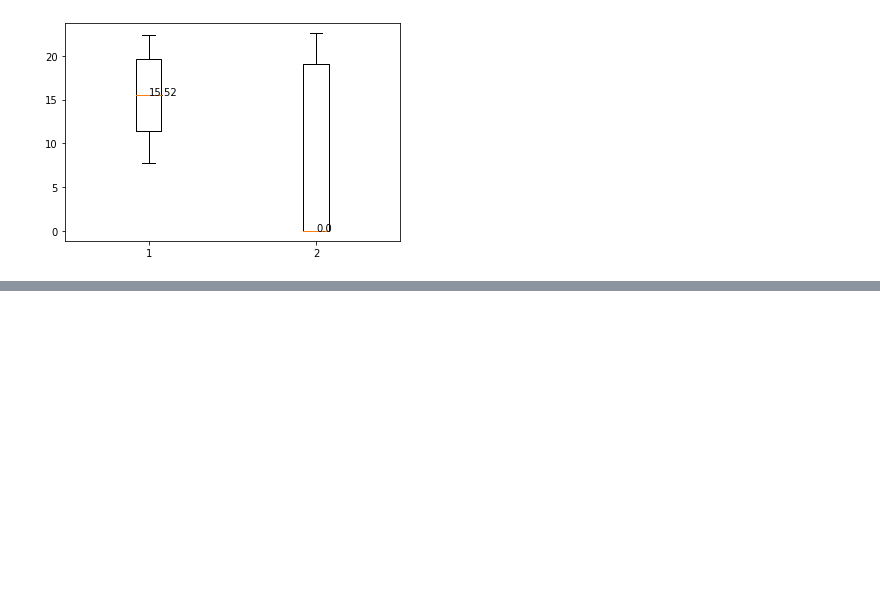
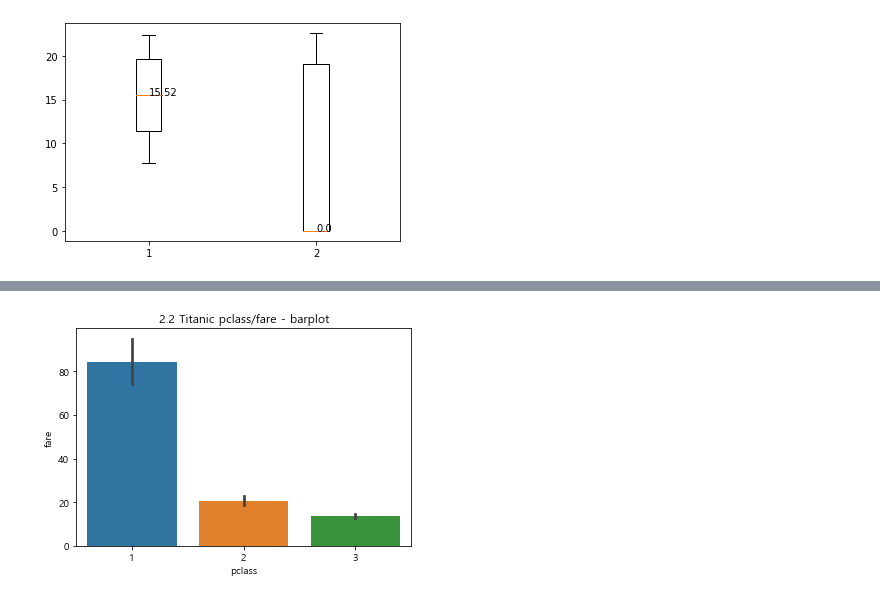
Before and after one commit to landturtler/2020_AI_education_example, a Jupyter notebook: 파이썬데이터분석/matplotlib_basic.ipynb, the cells around one changed output, grey strips where cells are left out. Saved outputs shown, nothing was run; the diff lists cells and outputs as text; code cells hidden in the pictures; blank space fills up the shorter version.

```diff
--- a/파이썬데이터분석/matplotlib_basic.ipynb
+++ b/파이썬데이터분석/matplotlib_basic.ipynb
@@ -269,0 +301,7 @@ plt.show()
+# %%
+# 2.2 등급별 티켓 비용(fare)의 평균을  barplot으로 그리시오(seaborn)
+sb.barplot('pclass','fare', data=titanic)
+plt.title('2.2 Titanic pclass/fare - barplot')
+plt.show()
+# %% [output]
+[figure, added]
```
Also changed, not shown: parts of 5 cells of this notebook.
